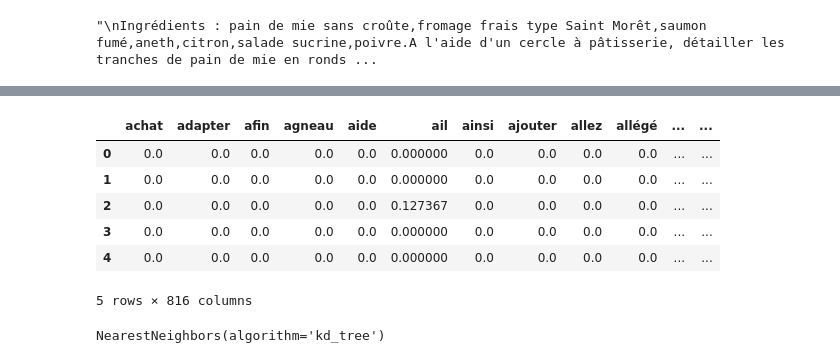
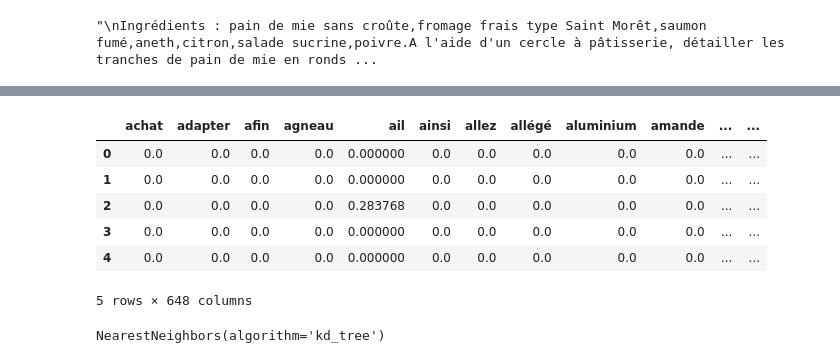
Before and after one commit to maximematerno/sandwich_recommender_marmiton, a Jupyter notebook: notebooks/Sandwich_Recommender_Marmiton.ipynb, the cells around one changed output, grey strips where cells are left out. Cells and saved outputs as stored; diff of their text form; code cells hidden in the pictures.

```diff
--- a/notebooks/Sandwich_Recommender_Marmiton.ipynb
+++ b/notebooks/Sandwich_Recommender_Marmiton.ipynb
@@ -313,39 +344,37 @@ Note: you may need to restart the kernel to use updated packages.
 # %%
-import spacy
-from spacy.tokenizer import Tokenizer
+# import spacy
+# from spacy.tokenizer import Tokenizer
 
-nlp = spacy.load('fr_core_news_md')
+# nlp = spacy.load('fr_core_news_md')
 
-tokenizer = Tokenizer(nlp.vocab)
-tokens = []
+# tokenizer = Tokenizer(nlp.vocab)
+# tokens = []
 
-for doc in tokenizer.pipe(df['description'], batch_size=500):
-    doc_tokens =[token.lemma_ for token in doc if (token.is_stop != True) and (token.is_punct != True)]
-    tokens.append(doc_tokens)
+# for doc in tokenizer.pipe(df['description'], batch_size=500):
+#     doc_tokens =[token.lemma_ for token in doc if (token.is_stop != True) and (token.is_punct != True)]
+#     tokens.append(doc_tokens)
 
-df['tokens'] = tokens
+# df['tokens'] = tokens
 # %%
-vectorize the description (transformer les mot en chiffre)
-
 from sklearn.feature_extraction.text import TfidfVectorizer
 
 tfidf = TfidfVectorizer(stop_words='english')
 
 description = df['tokens'].astype(str)
 
 dtm  = tfidf.fit_transform(description)
 
 dtm = pd.DataFrame(dtm.todense(), columns = tfidf.get_feature_names())
 
 dtm.head()
 # %% [output]
-|  | achat | adapter | afin | agneau | aide | ail | ainsi | ajouter | allez | allégé | ... | ... |
-| 0 | 0.0 | 0.0 | 0.0 | 0.0 | 0.0 | 0.000000 | 0.0 | 0.0 | 0.0 | 0.0 | ... | ... |
-| 1 | 0.0 | 0.0 | 0.0 | 0.0 | 0.0 | 0.000000 | 0.0 | 0.0 | 0.0 | 0.0 | ... | ... |
-| 2 | 0.0 | 0.0 | 0.0 | 0.0 | 0.0 | 0.127367 | 0.0 | 0.0 | 0.0 | 0.0 | ... | ... |
-| 3 | 0.0 | 0.0 | 0.0 | 0.0 | 0.0 | 0.000000 | 0.0 | 0.0 | 0.0 | 0.0 | ... | ... |
-| 4 | 0.0 | 0.0 | 0.0 | 0.0 | 0.0 | 0.000000 | 0.0 | 0.0 | 0.0 | 0.0 | ... | ... |
+|  | achat | adapter | afin | agneau | ail | ainsi | allez | allégé | aluminium | amande | ... | ... |
+| 0 | 0.0 | 0.0 | 0.0 | 0.0 | 0.000000 | 0.0 | 0.0 | 0.0 | 0.0 | 0.0 | ... | ... |
+| 1 | 0.0 | 0.0 | 0.0 | 0.0 | 0.000000 | 0.0 | 0.0 | 0.0 | 0.0 | 0.0 | ... | ... |
+| 2 | 0.0 | 0.0 | 0.0 | 0.0 | 0.283768 | 0.0 | 0.0 | 0.0 | 0.0 | 0.0 | ... | ... |
+| 3 | 0.0 | 0.0 | 0.0 | 0.0 | 0.000000 | 0.0 | 0.0 | 0.0 | 0.0 | 0.0 | ... | ... |
+| 4 | 0.0 | 0.0 | 0.0 | 0.0 | 0.000000 | 0.0 | 0.0 | 0.0 | 0.0 | 0.0 | ... | ... |
-5 rows × 816 columns
+5 rows × 648 columns
 # %%
 # query Description by similarity
 
```
Also changed, not shown: parts of 6 cells of this notebook, 5 other files.
